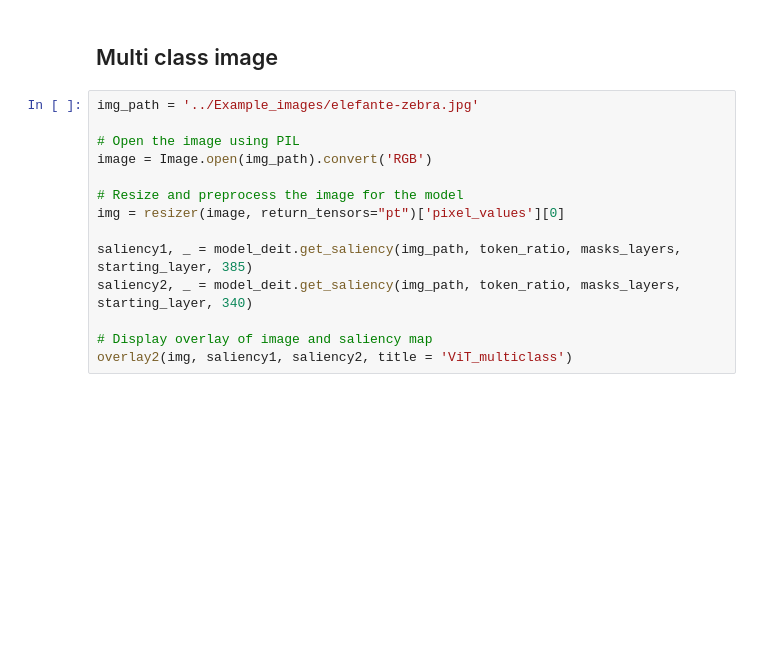
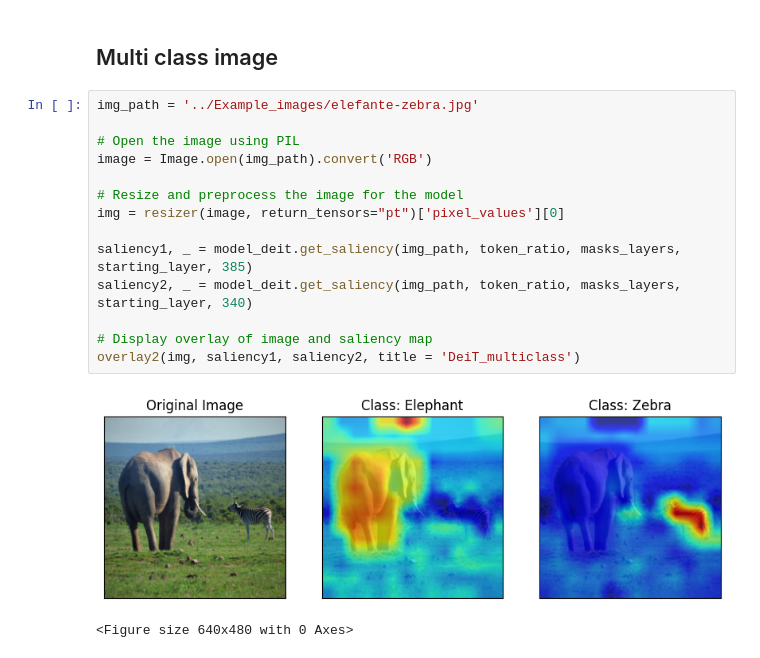
Before and after one commit to DavideTraini/SIGRATE-ViT-XAI, a Jupyter notebook: Implementation/Usage_example.ipynb, the cells around one changed output. Cells and saved outputs as stored; diff of their text form; blank space fills up the shorter version.

```diff
--- a/Implementation/Usage_example.ipynb
+++ b/Implementation/Usage_example.ipynb
@@ -185,14 +204,17 @@ plot_auc_line(metrics_list, patch_perc, images_list, label_list, saliency_list,
 # %%
 img_path = '../Example_images/elefante-zebra.jpg'
 
 # Open the image using PIL
 image = Image.open(img_path).convert('RGB')
 
 # Resize and preprocess the image for the model
 img = resizer(image, return_tensors="pt")['pixel_values'][0]
 
 saliency1, _ = model_deit.get_saliency(img_path, token_ratio, masks_layers, starting_layer, 385)
 saliency2, _ = model_deit.get_saliency(img_path, token_ratio, masks_layers, starting_layer, 340)
 
 # Display overlay of image and saliency map
-overlay2(img, saliency1, saliency2, title = 'ViT_multiclass')
+overlay2(img, saliency1, saliency2, title = 'DeiT_multiclass')
+# %% [output]
+[figure, added]
+<Figure size 640x480 with 0 Axes>
```
Also changed, not shown: parts of 6 cells of this notebook.
